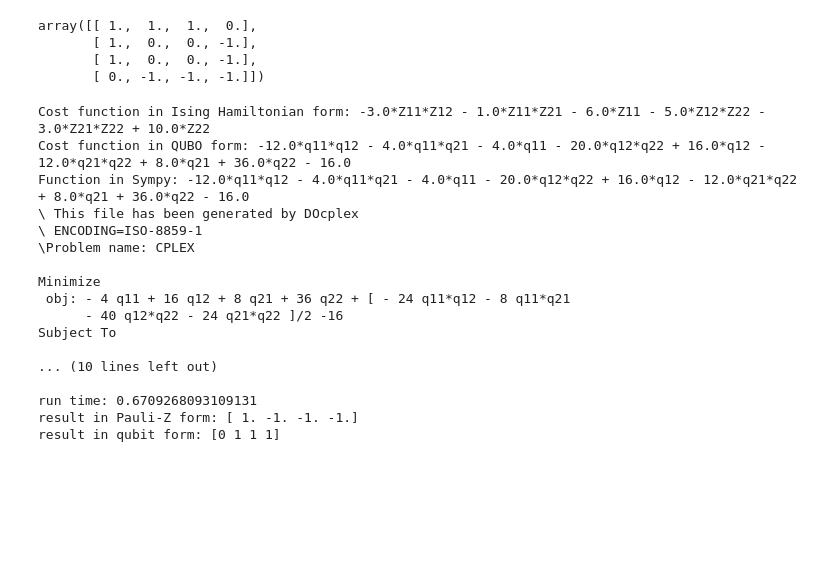
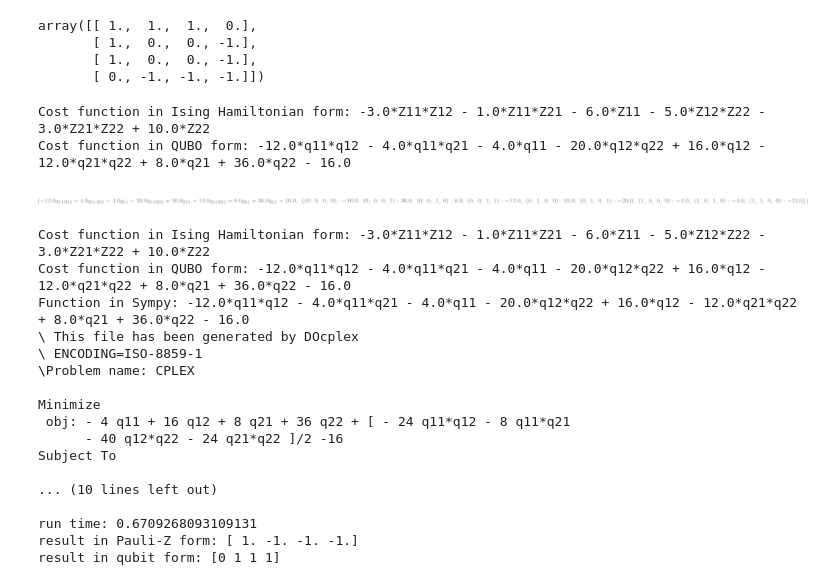
Before and after one commit to fjelljenta/Quantum-Challenge, a Jupyter notebook: Tutorial.ipynb, the cells around one changed output. Saved outputs shown, nothing was run; the diff lists cells and outputs as text; code cells hidden in the pictures; blank space fills up the shorter version.

```diff
--- a/Tutorial.ipynb
+++ b/Tutorial.ipynb
@@ -328,6 +328,12 @@ def construct_function(cg, orientation=0):
 
     # function in sympy form and coefficients of all terms in an easily readble dictionary form returned
     return function, coeffs
+# %%
+construct_function(cg)
+# %% [output]
+Cost function in Ising Hamiltonian form: -3.0*Z11*Z12 - 1.0*Z11*Z21 - 6.0*Z11 - 5.0*Z12*Z22 - 3.0*Z21*Z22 + 10.0*Z22
+Cost function in QUBO form: -12.0*q11*q12 - 4.0*q11*q21 - 4.0*q11 - 20.0*q12*q22 + 16.0*q12 - 12.0*q21*q22 + 8.0*q21 + 36.0*q22 - 16.0
+[figure, added]
 # %%
 def generate_QP(coeffs, n, verbose=False):
     """Generates the Quadratic Program to be optimized
```
Also changed, not shown: 2 other files.
